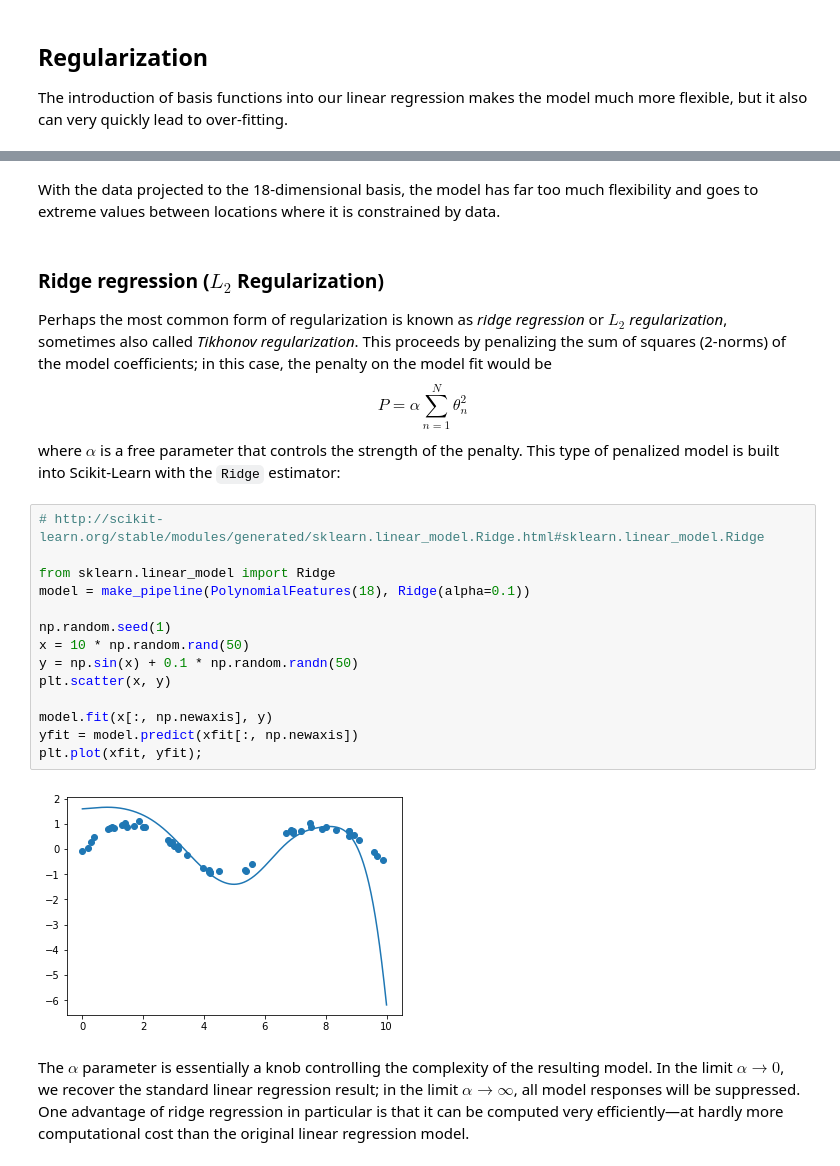
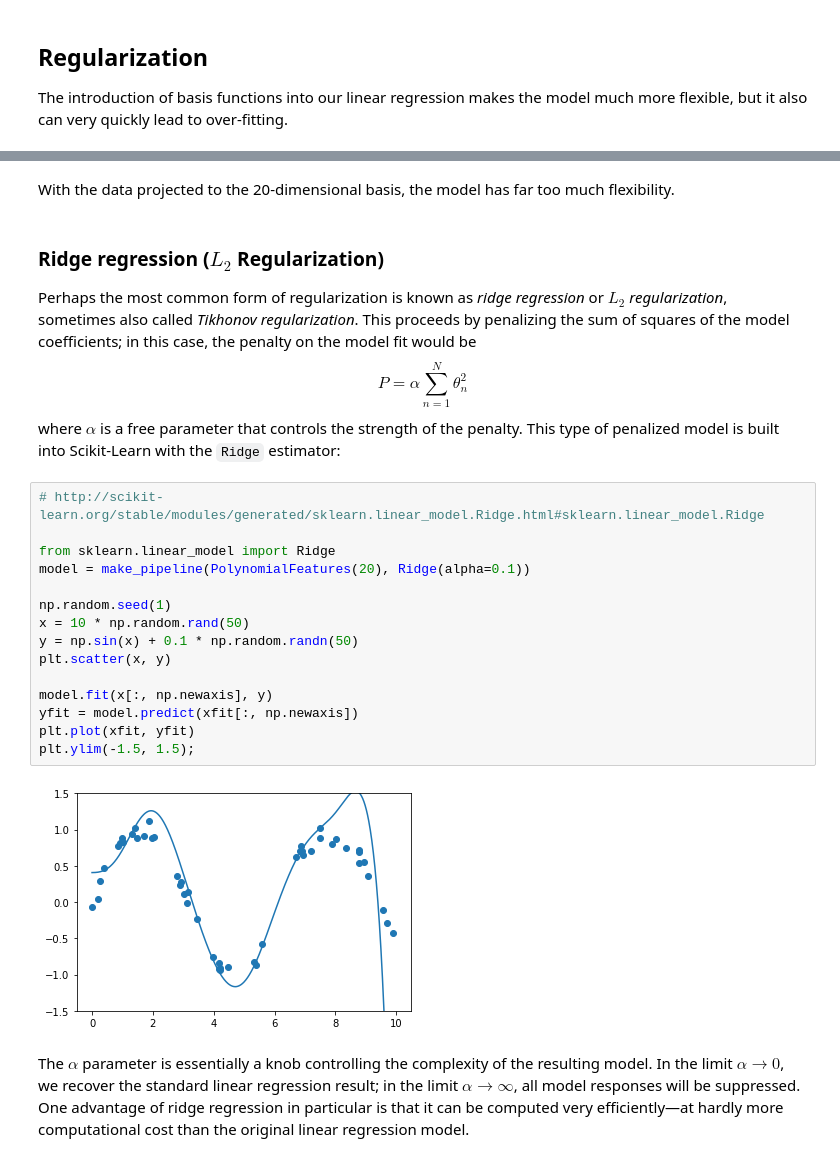
Before and after one commit to rjaffk/tensorby, a Jupyter notebook: lecture_regression/regression.ipynb, the cells around one changed output, grey strips where cells are left out. Saved outputs shown, nothing was run; the diff lists cells and outputs as text.

```diff
--- a/lecture_regression/regression.ipynb
+++ b/lecture_regression/regression.ipynb
@@ -178,10 +234,10 @@ plt.plot(xfit, yfit);
 # %% [markdown]
-With the data projected to the 18-dimensional basis, the model has far too much flexibility and goes to extreme values between locations where it is constrained by data.
+With the data projected to the 20-dimensional basis, the model has far too much flexibility.
 # %% [markdown]
 ### Ridge regression ($L_2$ Regularization)
 
 Perhaps the most common form of regularization is known as *ridge regression* or $L_2$ *regularization*, sometimes also called *Tikhonov regularization*.
-This proceeds by penalizing the sum of squares (2-norms) of the model coefficients; in this case, the penalty on the model fit would be
+This proceeds by penalizing the sum of squares of the model coefficients; in this case, the penalty on the model fit would be
 $$
 P = \alpha\sum_{n=1}^N \theta_n^2
 $$
@@ -190,19 +246,20 @@ This type of penalized model is built into Scikit-Learn with the ``Ridge`` estim
 # %%
 # http://scikit-learn.org/stable/modules/generated/sklearn.linear_model.Ridge.html#sklearn.linear_model.Ridge
 
 from sklearn.linear_model import Ridge
-model = make_pipeline(PolynomialFeatures(18), Ridge(alpha=0.1))
+model = make_pipeline(PolynomialFeatures(20), Ridge(alpha=0.1))
 
 np.random.seed(1)
 x = 10 * np.random.rand(50)
 y = np.sin(x) + 0.1 * np.random.randn(50)
 plt.scatter(x, y)
 
 model.fit(x[:, np.newaxis], y)
 yfit = model.predict(xfit[:, np.newaxis])
-plt.plot(xfit, yfit);
+plt.plot(xfit, yfit)
+plt.ylim(-1.5, 1.5);
 # %% [output]
-[figure, old version]
+[figure, new version]
 # %% [markdown]
 The $\alpha$ parameter is essentially a knob controlling the complexity of the resulting model.
 In the limit $\alpha \to 0$, we recover the standard linear regression result; in the limit $\alpha \to \infty$, all model responses will be suppressed.
```
Also changed, not shown: parts of 24 cells of this notebook, 1 other file.
